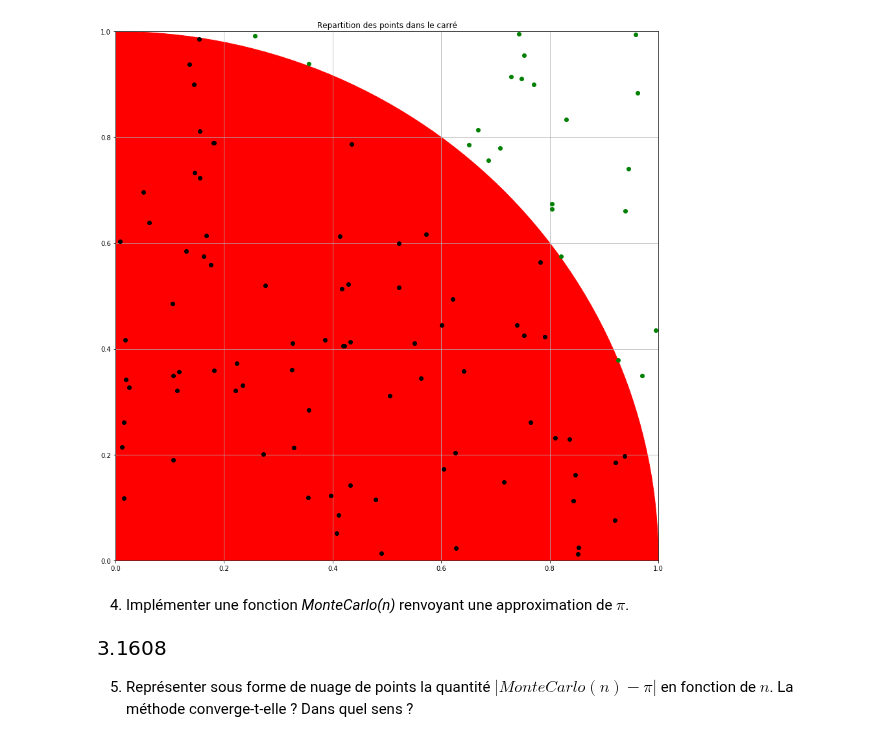
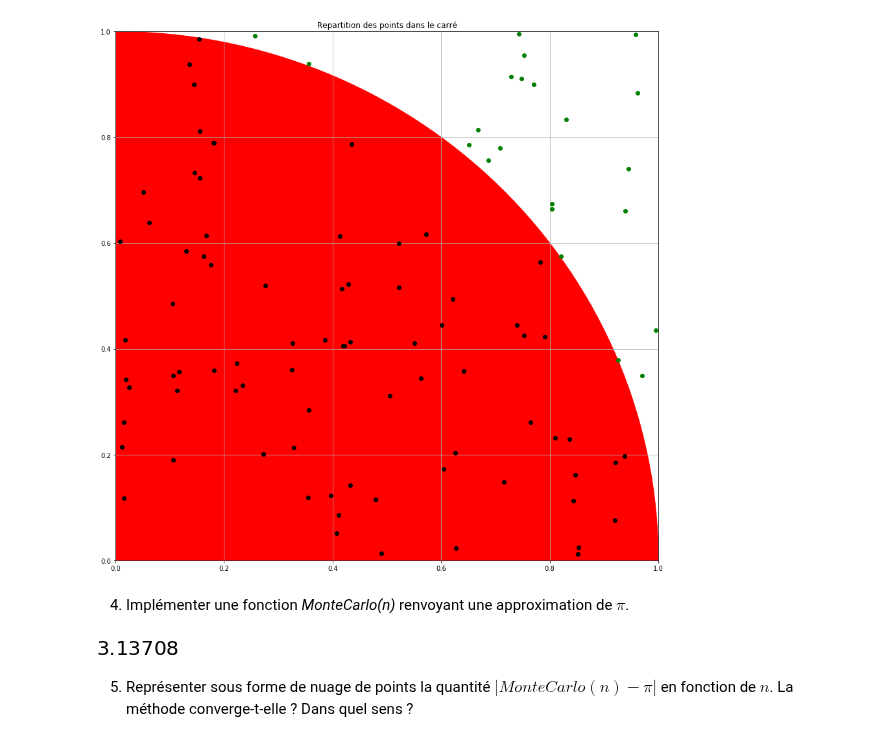
Before and after one commit to Skaopap/projet_approximation_pi, a Jupyter notebook: projet_calcul_pi.ipynb, the cells around one changed output. Saved outputs shown, nothing was run; the diff lists cells and outputs as text; code cells hidden in the pictures.

```diff
--- a/projet_calcul_pi.ipynb
+++ b/projet_calcul_pi.ipynb
@@ -388,10 +388,10 @@ plotSquareAndPoints(100)
 # %%
 def MonteCarlo(p_N):
     return 4*Tirage(p_N)
 
-MonteCarlo(10000)
+MonteCarlo(100000)
 # %% [output]
-[figure, old version]
+[figure, new version]
 # %% [markdown]
 5.  Représenter sous forme de nuage de points la quantité
     $|MonteCarlo(n) - \pi|$ en fonction de $n$. La méthode
```
Also changed, not shown: parts of 2 cells of this notebook.
